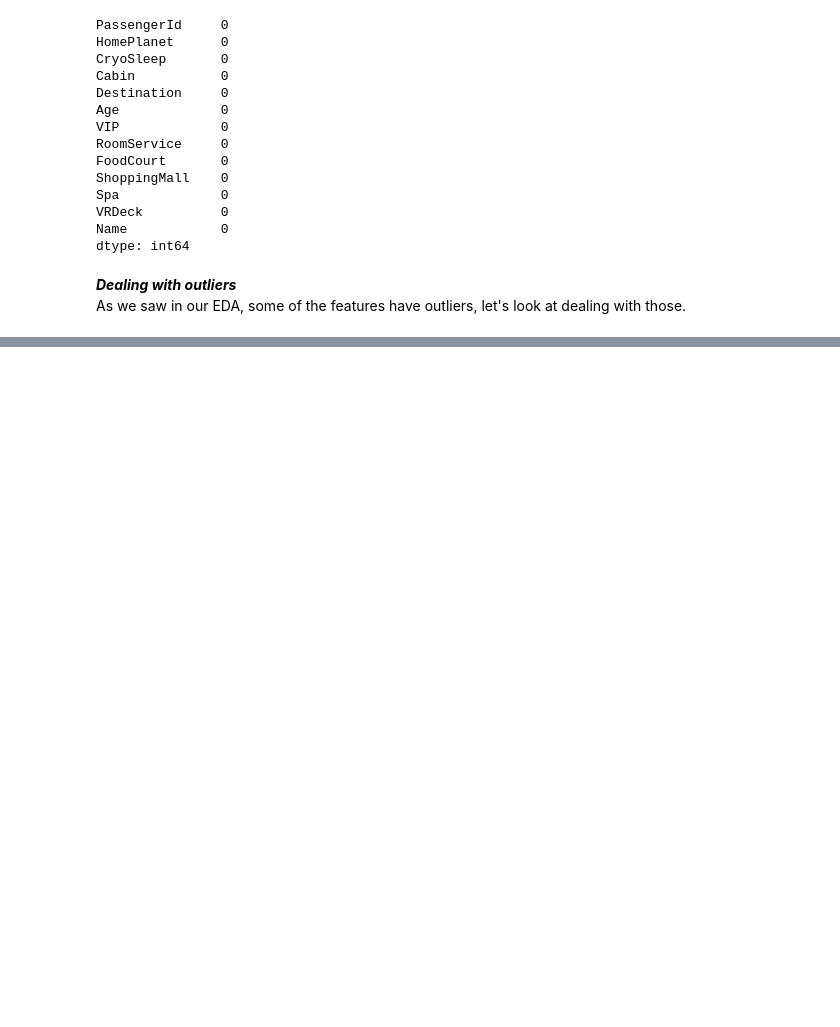
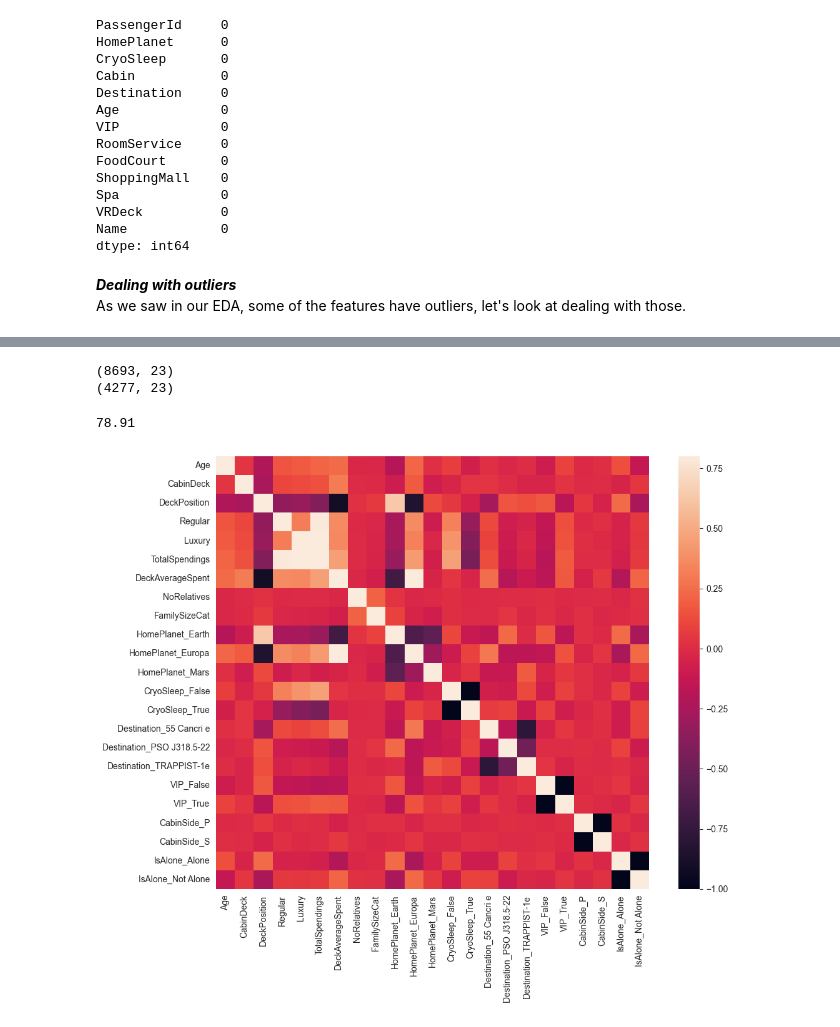
Before and after one commit to arjun-s-s/Spaceship-Titanic-Kaggle-Competition-, a Jupyter notebook: Spaceship Titanic - Random Forest Approach.ipynb, the cells around one changed output, grey strips where cells are left out. Drawn from its saved outputs; the diff is of its cells as text; code cells hidden in the pictures; blank space fills up the shorter version.

```diff
--- a/Spaceship Titanic - Random Forest Approach.ipynb
+++ b/Spaceship Titanic - Random Forest Approach.ipynb
@@ -674,0 +756,6 @@ AttributeError: 'NoneType' object has no attribute 'copy'
+# %%
+data_final = data_2.copy()
+irrelevant_columns = ["Cabin", "PassengerId", "RoomService", "FoodCourt", "ShoppingMall", "Spa", "VRDeck", "Name", "FamilyName", "PassengerGroup"]
+data_final = data_final.drop(irrelevant_columns, axis = 1)
+
+data_final.shape
@@ -674,0 +764,10 @@ AttributeError: 'NoneType' object has no attribute 'copy'
+# %%
+data_final = pd.get_dummies(data_final, columns = ['HomePlanet', 'CryoSleep', 'Destination', 'VIP', 'CabinSide', 'IsAlone'])
+
+# Ordinal Encoding
+for col in ['CabinDeck', 'DeckPosition', 'FamilySizeCat']:
+    data_final[col], _ = data_final[col].factorize()
+
+
+# Categorical Encoding
+print(data_final)
@@ -674,0 +792,14 @@ AttributeError: 'NoneType' object has no attribute 'copy'
+# %%
+# split the data back to get the train and test data
+data_4 = data_final.copy()
+train_data_final = data_4.loc[:train_df.index.max(),  :].copy()
+test_data_final = data_4.loc[train_df.index.max() + 1:, :].reset_index(drop = True).copy()
+# %%
+# print shape of final train data
+print(train_data_final.shape)
+
+# print shape of final train data
+print(test_data_final.shape)
+# %% [output]
+(8693, 23)
+(4277, 23)
@@ -674,0 +811,17 @@ AttributeError: 'NoneType' object has no attribute 'copy'
+# %%
+# Logistic Regression
+
+logreg = LogisticRegression()
+logreg.fit(X, y)
+Y_pred = logreg.predict(test_data_final)
+acc_log = round(logreg.score(X, y) * 100, 2)
+acc_log
+# %% [output]
+78.91
+# %%
+corrmat = train_data_final.corr()
+f, ax = plt.subplots(figsize=(12, 9))
+sns.heatmap(corrmat, vmax=.8, square=True)
+plt.show()
+# %% [output]
+[figure, added]
```
Also changed, not shown: parts of 21 cells of this notebook.
